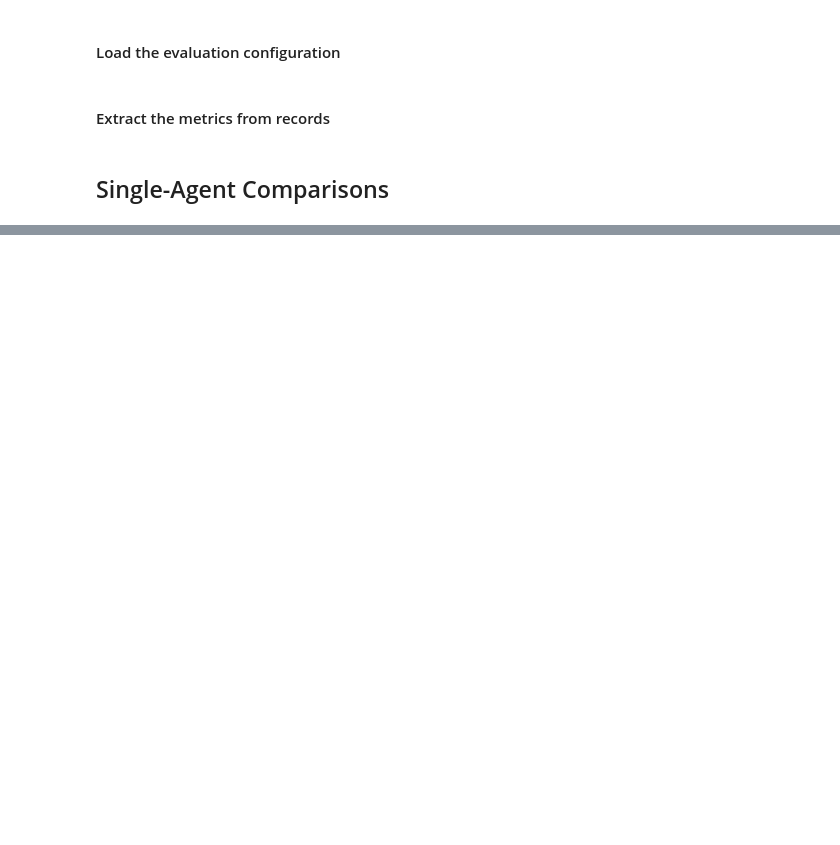
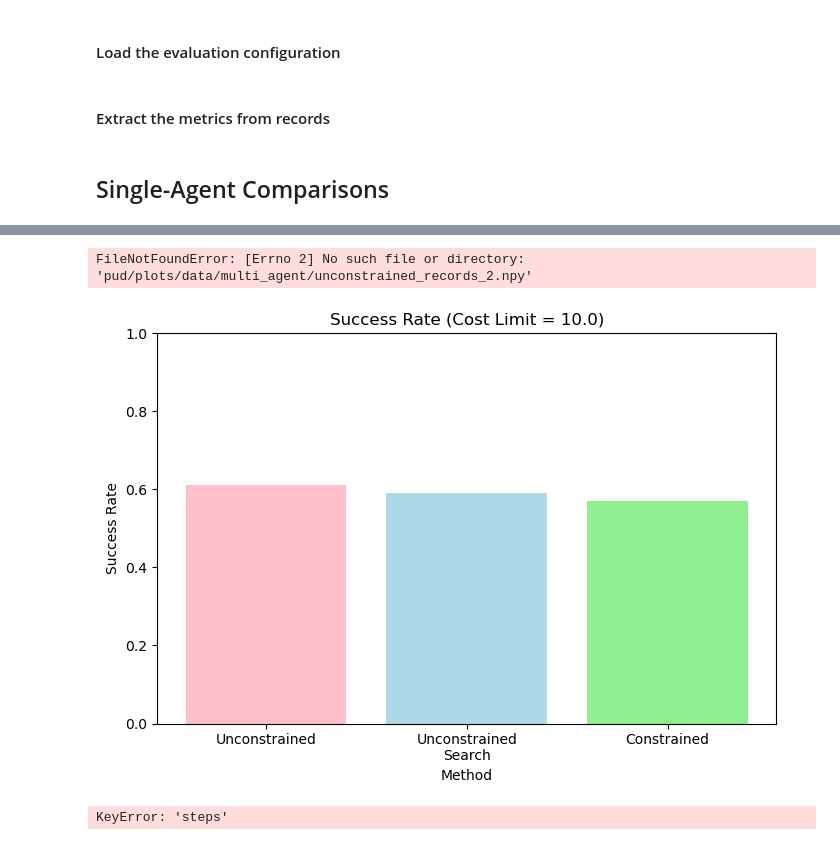
Before and after one commit to delay-planner/rb-visual-mapf, a Jupyter notebook: pud/plots/plot_pointenv_metrics.ipynb, the cells around one changed output, grey strips where cells are left out. Drawn from its saved outputs; the diff is of its cells as text; code cells hidden in the pictures; blank space fills up the shorter version.

```diff
--- a/pud/plots/plot_pointenv_metrics.ipynb
+++ b/pud/plots/plot_pointenv_metrics.ipynb
@@ -137,0 +177,40 @@ plot_cumulative_costs([unconstrained_metrics, unconstrained_search_metrics, cons
+# %%
+unconstrained_records = np.load("pud/plots/data/multi_agent/unconstrained_records_2.npy", allow_pickle=True)
+unconstrained_search_records = np.load("pud/plots/data/multi_agent/unconstrained_search_records_2.npy", allow_pickle=True)
+constrained_records = np.load("pud/plots/data/multi_agent/constrained_records_2.npy", allow_pickle=True)
+# constrained_search_factored_records = np.load("pud/plots/data/multi_agent/constrained_search_factored_records_2.npy", allow_pickle=True)
+
+unconstrained_metrics = extract_multi_agent_metrics(unconstrained_records, 2)
+unconstrained_search_metrics = extract_multi_agent_metrics(unconstrained_search_records, 2)
+constrained_metrics = extract_multi_agent_metrics(constrained_records, 2)
+# constrained_search_factored_metrics = [extract_multi_agent_metrics(csr, 2) for csr in constrained_search_factored_records]
+# %% [output]
+FileNotFoundError: [Errno 2] No such file or directory: 'pud/plots/data/multi_agent/unconstrained_records_2.npy'
+# %%
+def plot_ma_success_rate(metrics):
+    unconstrained_sr = metrics[0]['success_rate']
+    unconstrained_search_sr = metrics[1]['success_rate']
+    constrained_sr = metrics[2]['success_rate']
+
+    _, ax = plt.subplots(figsize=(7, 5))
+
+    ax.bar(
+        ['Unconstrained', 'Unconstrained\nSearch', 'Constrained'],
+        [unconstrained_sr, unconstrained_search_sr, constrained_sr],
+        color=['pink', 'lightblue', 'lightgreen'],
+    )
+    ax.set_ylim(0, 1)
+    ax.set_xlabel('Method')
+    ax.set_title(f'Success Rate (Cost Limit = {trained_cost_limit})')
+    ax.set_ylabel('Success Rate')
+
+    plt.tight_layout()
+    plt.show()
+# %%
+plot_ma_success_rate([unconstrained_metrics, unconstrained_search_metrics, constrained_metrics])
+# %% [output]
+[figure, added]
+# %%
+plot_steps([unconstrained_metrics, unconstrained_search_metrics, constrained_metrics, constrained_search_factored_metrics])
+# %% [output]
+KeyError: 'steps'
```
Also changed, not shown: parts of 14 cells of this notebook, 8 other files.
